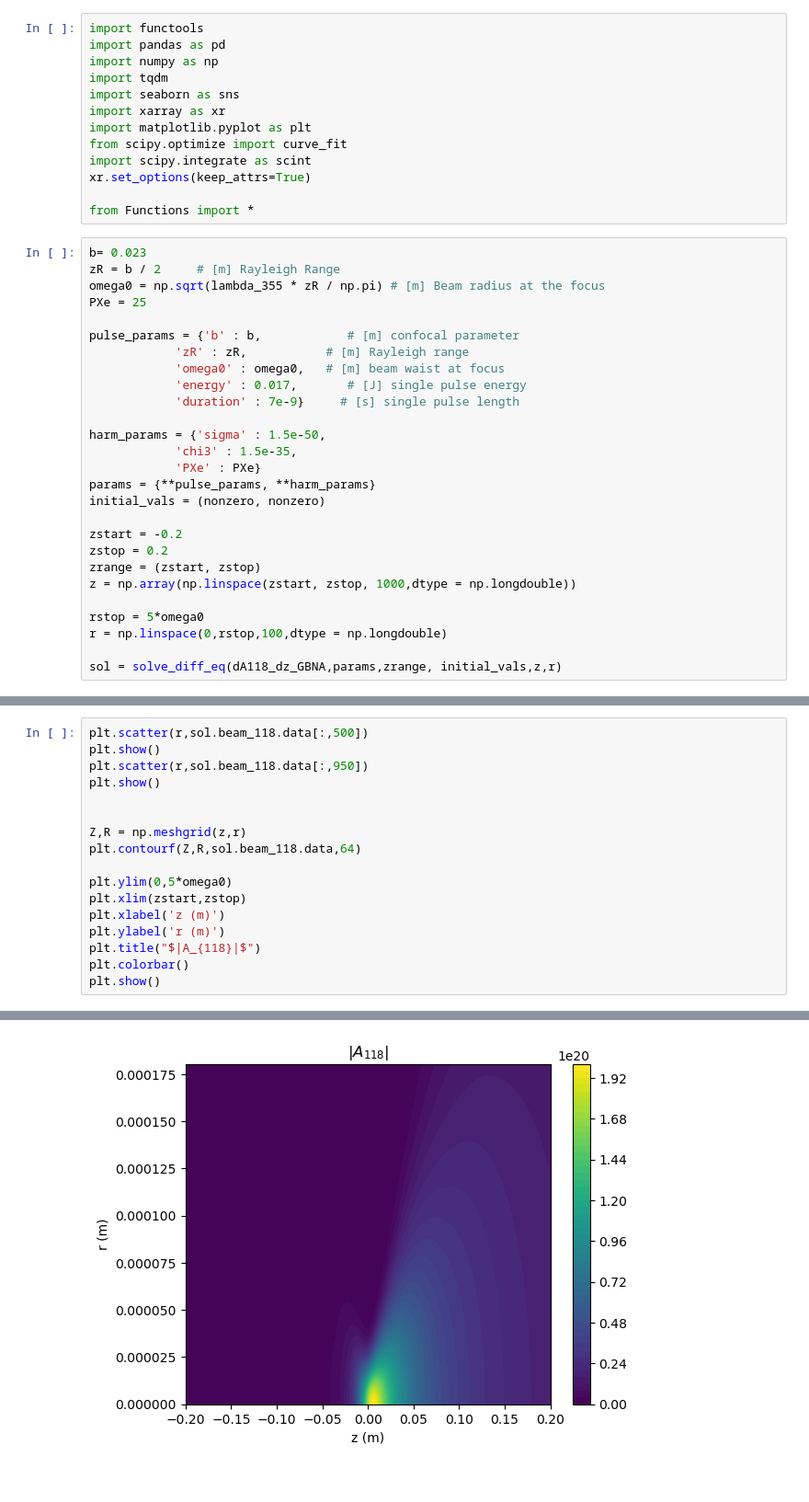
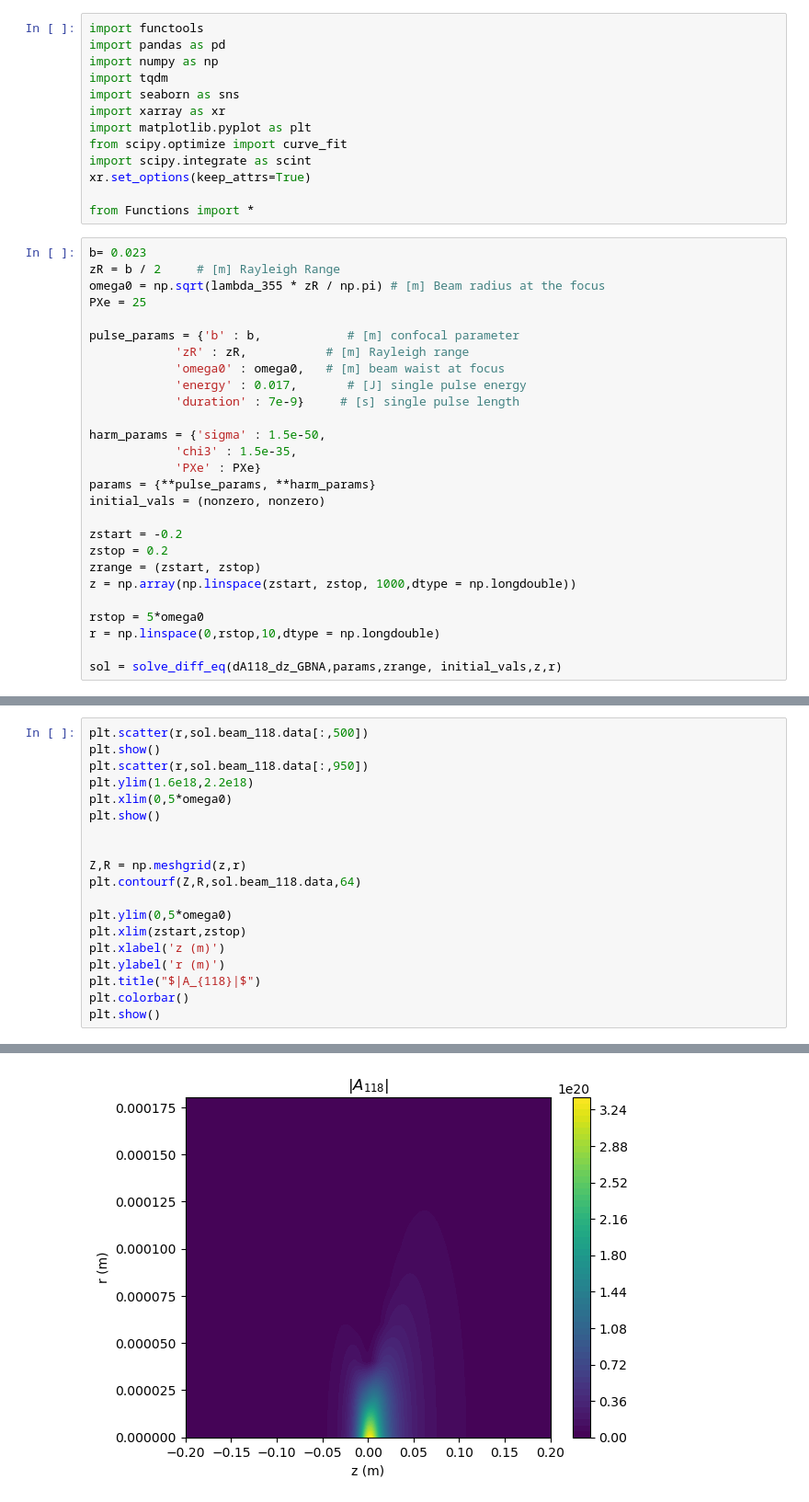
Before and after one commit to OliverQuinonez/118-Project, a Jupyter notebook: rProblem.ipynb, the cells around one changed output, grey strips where cells are left out. Shown at 92% size. Cells and saved outputs as stored; diff of their text form.

```diff
--- a/rProblem.ipynb
+++ b/rProblem.ipynb
@@ -35,6 +35,6 @@ zrange = (zstart, zstop)
 z = np.array(np.linspace(zstart, zstop, 1000,dtype = np.longdouble))
 
 rstop = 5*omega0
-r = np.linspace(0,rstop,100,dtype = np.longdouble)
+r = np.linspace(0,rstop,10,dtype = np.longdouble)
 
 sol = solve_diff_eq(dA118_dz_GBNA,params,zrange, initial_vals,z,r)
@@ -46,6 +42,8 @@ beam_radius(zstop,params)/omega0
 plt.scatter(r,sol.beam_118.data[:,500])
 plt.show()
 plt.scatter(r,sol.beam_118.data[:,950])
+plt.ylim(1.6e18,2.2e18)
+plt.xlim(0,5*omega0)
 plt.show()
 
 
@@ -65 +63 @@ plt.show()
-[figure, old version]
+[figure, new version]
```
Also changed, not shown: parts of 4 cells of this notebook, 2 other files.
